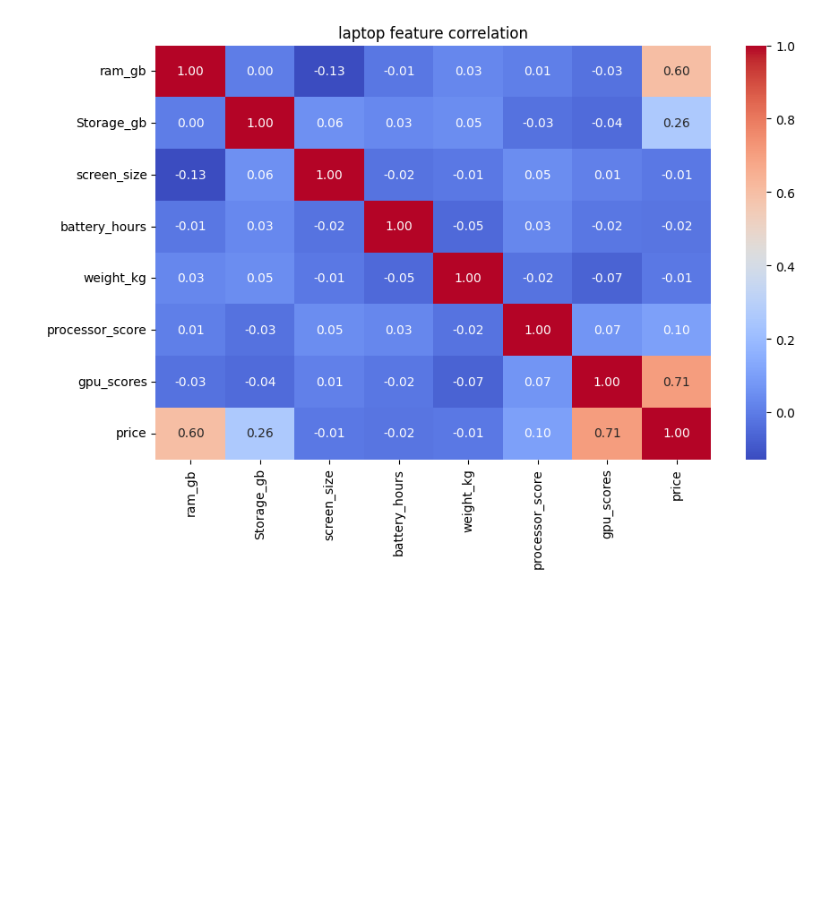
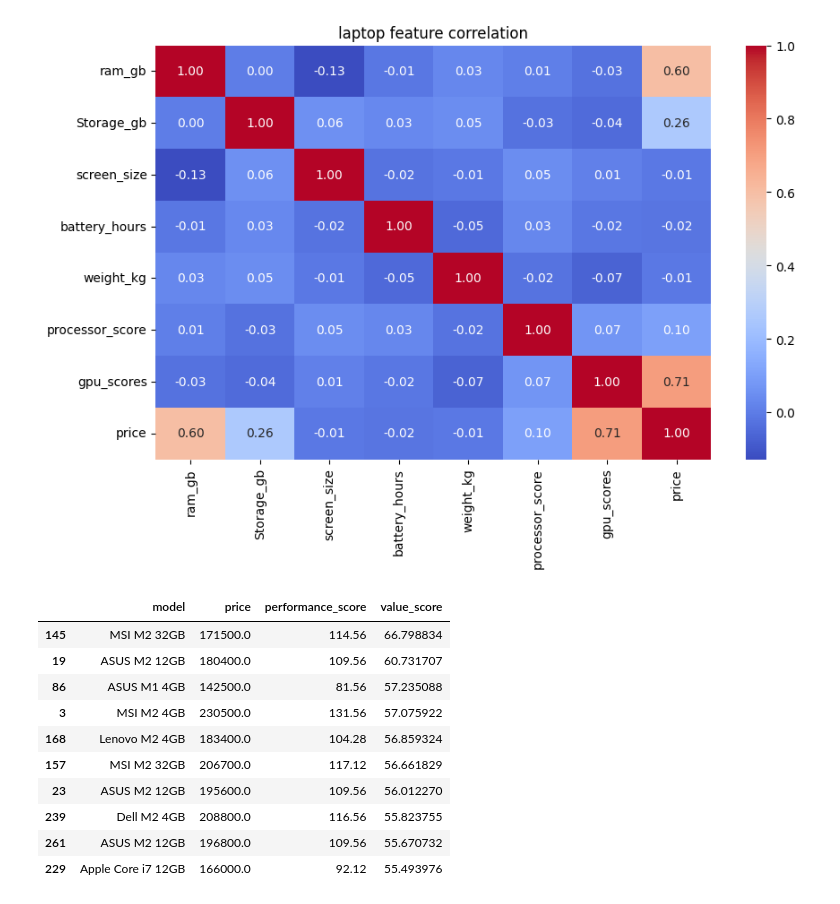
Before and after one commit to manto187/Python, a Jupyter notebook: laptop-price-recommendor/notebooks/laptop_analysis.ipynb, the cells around one changed output. Saved outputs shown, nothing was run; the diff lists cells and outputs as text; code cells hidden in the pictures; blank space fills up the shorter version.

Commit message:
added performance and value score calculations to laptop dataset

```diff
--- a/laptop-price-recommendor/notebooks/laptop_analysis.ipynb
+++ b/laptop-price-recommendor/notebooks/laptop_analysis.ipynb
@@ -398,3 +398,47 @@ plt.title("laptop feature correlation")
 plt.show()
 # %% [output]
 [figure]
+# %%
+df["price_per_gb_ram"] = (
+    df["price"] / df["ram_gb"]
+)
+# %%
+df["price_per_gb_storage"] = (
+    df["price"] / df["Storage_gb"]
+)
+# %%
+df["performance_score"] = (
+    df["processor_score"] * 20
+    + df["gpu_scores"] * 15
+    + df["ram_gb"]
+    + df["Storage_gb"] / 100
+)
+# %%
+df["value_score"] = (
+    df["performance_score"]
+    / df["price"]
+) * 100000
+# %%
+df.sort_values(
+    "value_score",
+    ascending=False
+)[
+    [
+        "model",
+        "price",
+        "performance_score",
+        "value_score"
+    ]
+].head(10)
+# %% [output]
+|  | model | price | performance_score | value_score |
+| 145 | MSI M2 32GB | 171500.0 | 114.56 | 66.798834 |
+| 19 | ASUS M2 12GB | 180400.0 | 109.56 | 60.731707 |
+| 86 | ASUS M1 4GB | 142500.0 | 81.56 | 57.235088 |
+| 3 | MSI M2 4GB | 230500.0 | 131.56 | 57.075922 |
+| 168 | Lenovo M2 4GB | 183400.0 | 104.28 | 56.859324 |
+| 157 | MSI M2 32GB | 206700.0 | 117.12 | 56.661829 |
+| 23 | ASUS M2 12GB | 195600.0 | 109.56 | 56.012270 |
+| 239 | Dell M2 4GB | 208800.0 | 116.56 | 55.823755 |
+| 261 | ASUS M2 12GB | 196800.0 | 109.56 | 55.670732 |
+| 229 | Apple Core i7 12GB | 166000.0 | 92.12 | 55.493976 |
```
